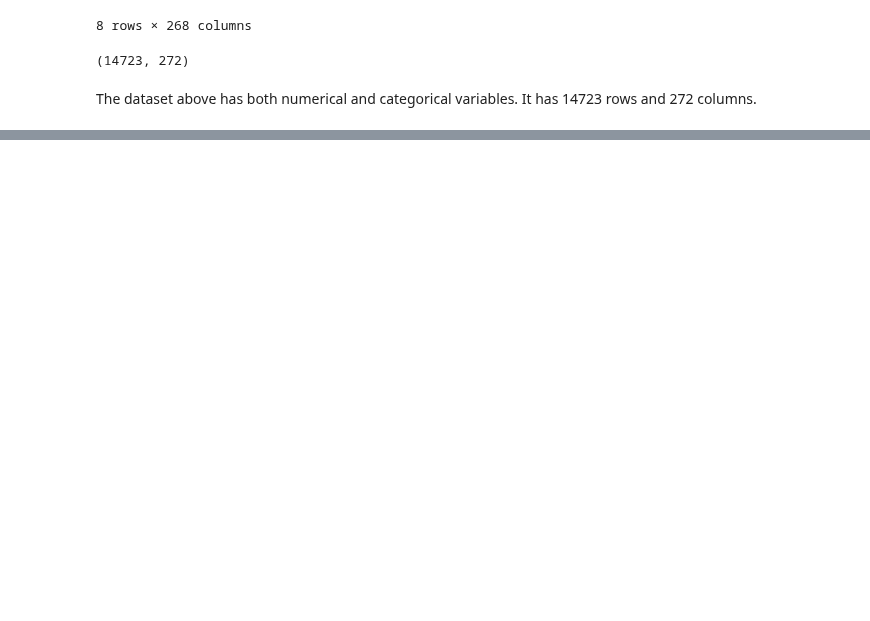
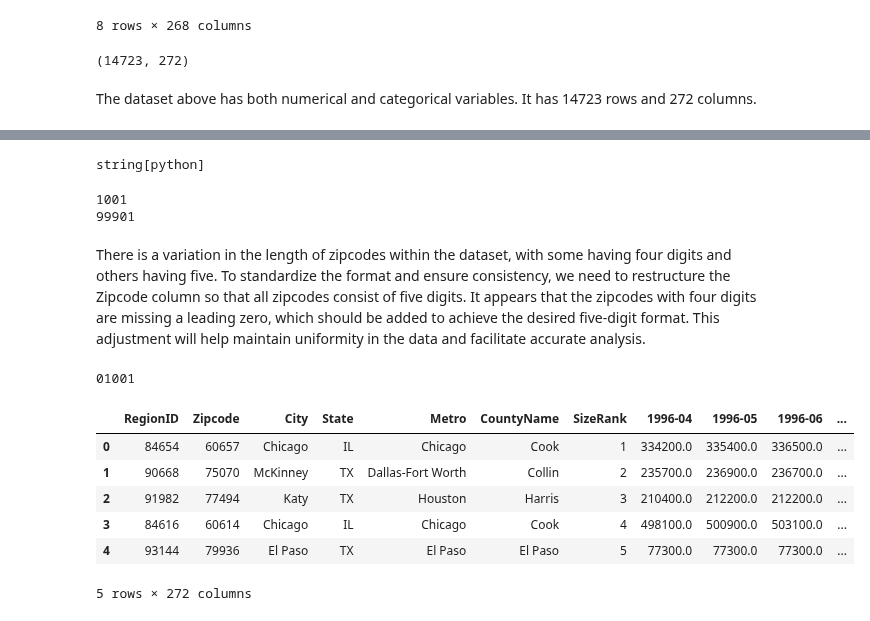
Before and after one commit to FionaNalianya/Forecasting-real-estate-prices, a Jupyter notebook: notebook.ipynb, the cells around one changed output, grey strips where cells are left out. Drawn from its saved outputs; the diff is of its cells as text; code cells hidden in the pictures; blank space fills up the shorter version.

```diff
--- a/notebook.ipynb
+++ b/notebook.ipynb
@@ -113,0 +218,34 @@ The dataset above has both numerical and categorical variables. It has 14723 row
+# %%
+# Converting zipcodes to string datatype
+df.Zipcode = df.Zipcode.astype('string')
+df.dtypes['Zipcode']
+# %% [output]
+string[python]
+# %%
+# Exploring the format of the zip codes
+print(df.Zipcode.min())
+print(df.Zipcode.max())
+# %% [output]
+1001
+99901
+# %% [markdown]
+There is a variation in the length of zipcodes within the dataset, with some having four digits and others having five. To standardize the format and ensure consistency, we need to restructure the Zipcode column so that all zipcodes consist of five digits. It appears that the zipcodes with four digits are missing a leading zero, which should be added to achieve the desired five-digit format. This adjustment will help maintain uniformity in the data and facilitate accurate analysis.
+# %%
+# The zipcodes need to be 5 digits long, so a zero will be added to the ones that have four digits
+df['Zipcode'] = df['Zipcode'].str.zfill(5)
+# %%
+# Confirming that the Zipcodes are consistent
+print(df.Zipcode.min())
+# %% [output]
+01001
+# %%
+# Displaying the first 5 rows
+df.head()
+# %% [output]
+|  | RegionID | Zipcode | City | State | Metro | CountyName | SizeRank | 1996-04 | 1996-05 | 1996-06 | ... |
+| 0 | 84654 | 60657 | Chicago | IL | Chicago | Cook | 1 | 334200.0 | 335400.0 | 336500.0 | ... |
+| 1 | 90668 | 75070 | McKinney | TX | Dallas-Fort Worth | Collin | 2 | 235700.0 | 236900.0 | 236700.0 | ... |
+| 2 | 91982 | 77494 | Katy | TX | Houston | Harris | 3 | 210400.0 | 212200.0 | 212200.0 | ... |
+| 3 | 84616 | 60614 | Chicago | IL | Chicago | Cook | 4 | 498100.0 | 500900.0 | 503100.0 | ... |
+| 4 | 93144 | 79936 | El Paso | TX | El Paso | El Paso | 5 | 77300.0 | 77300.0 | 77300.0 | ... |
+5 rows × 272 columns
```
Also changed, not shown: parts of 26 cells of this notebook.
